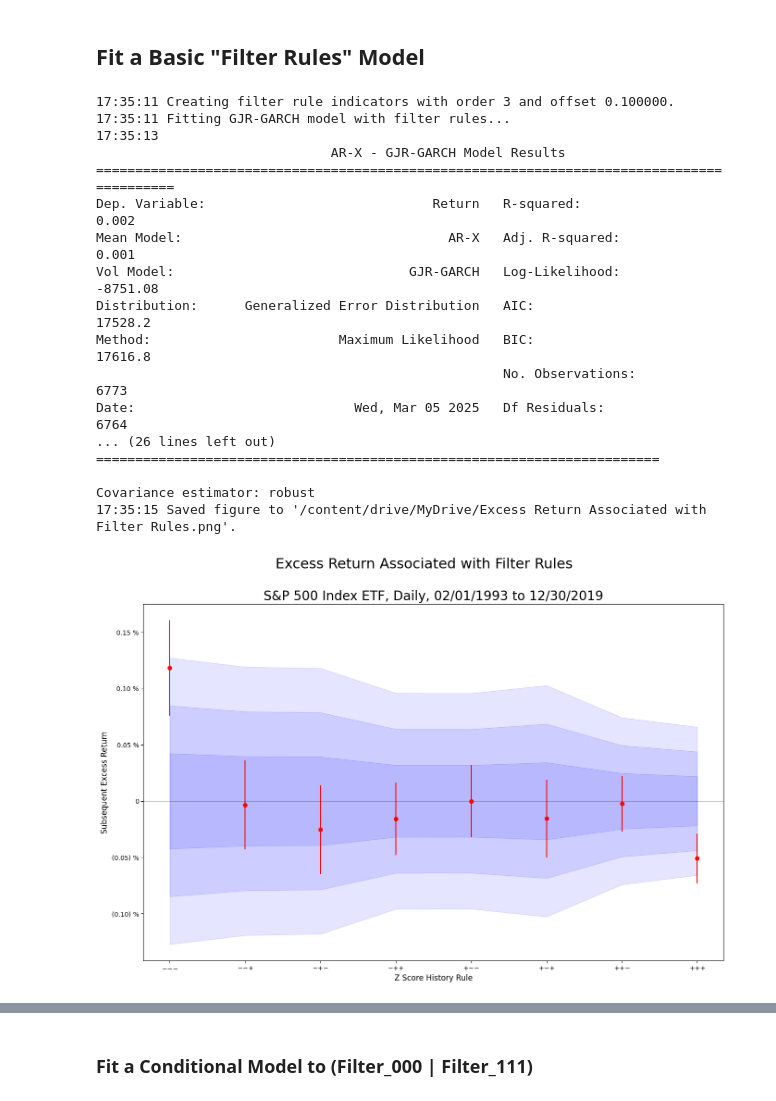
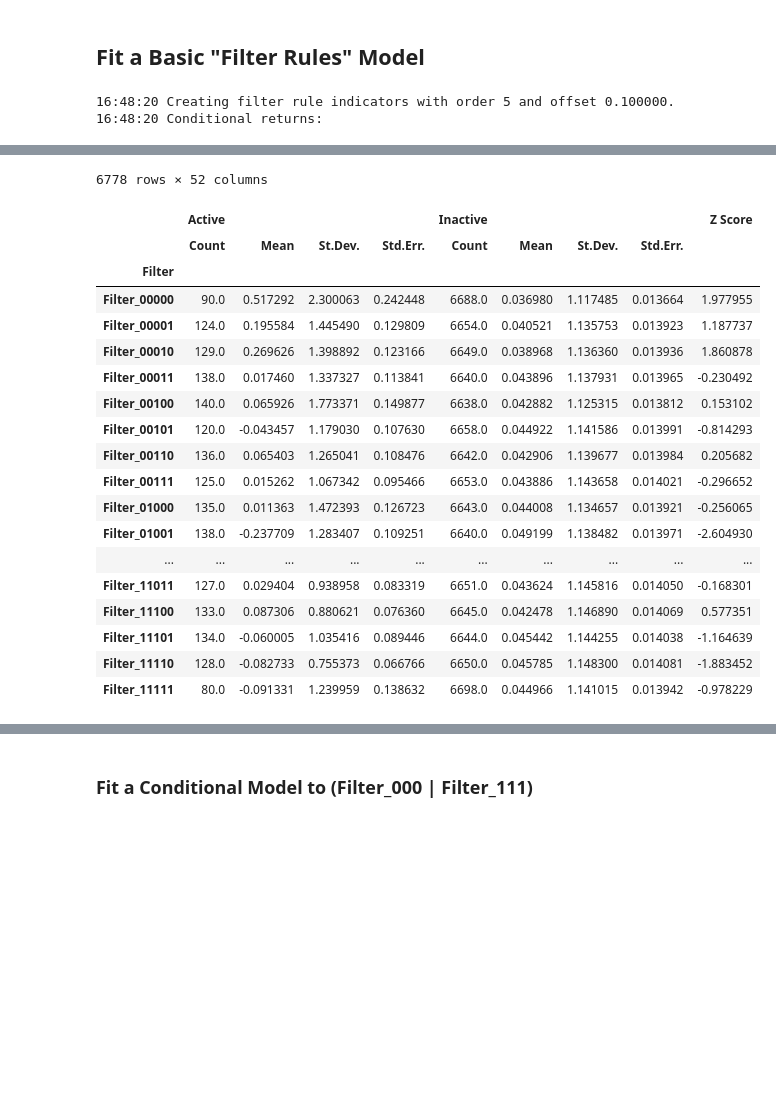
Before and after one commit to Farmhouse121/Financial-Data-Science-in-Python, a Jupyter notebook: Alphas/Filter_Rules.ipynb, the cells around one changed output, grey strips where cells are left out. Drawn from its saved outputs; the diff is of its cells as text; code cells hidden in the pictures; blank space fills up the shorter version.

```diff
--- a/Alphas/Filter_Rules.ipynb
+++ b/Alphas/Filter_Rules.ipynb
@@ -112,44 +109,27 @@ for rule in range(2**forder):
 
     data['Filter_'+label]=data['Filter_'+label].apply(lambda x:one if x else zero)
 
-nprint("Fitting GJR-GARCH model with filter rules...")
-model=ARX((design:=data.dropna())['Return'],design[fcols:=design.columns[design.columns.str.contains('Filter')]])
-model.volatility=GARCH2(0,1,1)
-model.distribution=GeneralizedError2()
-fit=model.fit(update_freq=0,disp='off')
-nprint(fit.summary(),sep='\n')
-coefficients=pd.DataFrame([fit.params[fcols],fit.std_err[fcols]]).T
+nprint("Conditional returns:")
+display(data)
 
-figure,plot=pl.subplots(figsize=(ten*GoldenRatio,ten))
-plot.errorbar(x:=list(map(lambda l:l.replace('Filter_','').replace('0','$-$').replace('1','$+$'),coefficients.index)),y:=coefficients['params'],ye:=coefficients['std_err'],fmt='o',color='red')
-plot.axhline(color='black',alpha=0.2)
-plot.set_ylabel('Subsequent Excess Return',fontsize=12)
-plot.yaxis.set_major_formatter(PercentLabels(2))
-plot.set_xlabel('Z Score History Rule',fontsize=12)
-figure.suptitle(title:='Excess Return Associated with Filter Rules',fontsize=22)
-plot.set_title(subtitle:='{:s}, Daily, {:s} to {:s}'.format(sname,data.index[0].strftime("%m/%d/%Y"),data.index[-1].strftime("%m/%d/%Y")),fontsize=20)
+from itertools import product
+summary=pd.DataFrame({tuple(x):[] for x in product(['Active','Inactive'],['Mean','St.Dev.','Count','Std.Err.'])},index=pd.Series([],name='Filter'))
 
-for s in range(1,4):
-    plot.fill_between(x,-s*ye,y2=s*ye,alpha=0.1,color='blue')
+for f in data.columns[data.columns.str.contains('Filter')]:
+    g=data[[f,'Return']].groupby(f)
+    summary.loc[f,('Active','Mean')]=g.mean().loc[one,'Return']
+    summary.loc[f,('Inactive','Mean')]=g.mean().loc[zero,'Return']
+    summary.loc[f,('Active','St.Dev.')]=g.std().loc[one,'Return']
+    summary.loc[f,('Inactive','St.Dev.')]=g.std().loc[zero,'Return']
+    summary.loc[f,('Active','Count')]=g.count().loc[one,'Return']
+    summary.loc[f,('Inactive','Count')]=g.count().loc[zero,'Return']
 
-figure.savefig(filename:=(filepath:='/content/drive/MyDrive/')+title+'.png',dpi=300,bbox_inches='tight')
-nprint("Saved figure to '{:s}'.".format(filename))
+    for s in set(summary.columns.get_level_values(0)):
+        summary.loc[f,(s,'Std.Err.')]=summary.loc[f,(s,'St.Dev.')]/np.sqrt(summary.loc[f,(s,'Count')])
+
+summary=summary[sorted(summary.columns)].copy()
+summary['Z Score']=(summary['Active','Mean']-summary['Inactive','Mean'])/np.sqrt(summary['Active','Std.Err.']**two+summary['Inactive','Std.Err.']**two)
+display(summary)
 # %% [output]
-17:35:11 Creating filter rule indicators with order 3 and offset 0.100000.
-17:35:11 Fitting GJR-GARCH model with filter rules...
-17:35:13
-                              AR-X - GJR-GARCH Model Results
-==========================================================================================
-Dep. Variable:                             Return   R-squared:                       0.002
-Mean Model:                                  AR-X   Adj. R-squared:                  0.001
-Vol Model:                              GJR-GARCH   Log-Likelihood:               -8751.08
-Distribution:      Generalized Error Distribution   AIC:                           17528.2
-Method:                        Maximum Likelihood   BIC:                           17616.8
-                                                    No. Observations:                 6773
-Date:                            Wed, Mar 05 2025   Df Residuals:                     6764
-... (26 lines left out)
-========================================================================
-
-Covariance estimator: robust
-17:35:15 Saved figure to '/content/drive/MyDrive/Excess Return Associated with Filter Rules.png'.
+16:48:20 Creating filter rule indicators with order 5 and offset 0.100000.
+16:48:20 Conditional returns:
-[figure, removed]
@@ -155,0 +149,20 @@ Covariance estimator: robust
+6778 rows × 52 columns
+|  | Active |  |  |  | Inactive |  |  |  | Z Score |
+|  | Count | Mean | St.Dev. | Std.Err. | Count | Mean | St.Dev. | Std.Err. |  |
+| Filter |  |  |  |  |  |  |  |  |  |
+| Filter_00000 | 90.0 | 0.517292 | 2.300063 | 0.242448 | 6688.0 | 0.036980 | 1.117485 | 0.013664 | 1.977955 |
+| Filter_00001 | 124.0 | 0.195584 | 1.445490 | 0.129809 | 6654.0 | 0.040521 | 1.135753 | 0.013923 | 1.187737 |
+| Filter_00010 | 129.0 | 0.269626 | 1.398892 | 0.123166 | 6649.0 | 0.038968 | 1.136360 | 0.013936 | 1.860878 |
+| Filter_00011 | 138.0 | 0.017460 | 1.337327 | 0.113841 | 6640.0 | 0.043896 | 1.137931 | 0.013965 | -0.230492 |
+| Filter_00100 | 140.0 | 0.065926 | 1.773371 | 0.149877 | 6638.0 | 0.042882 | 1.125315 | 0.013812 | 0.153102 |
+| Filter_00101 | 120.0 | -0.043457 | 1.179030 | 0.107630 | 6658.0 | 0.044922 | 1.141586 | 0.013991 | -0.814293 |
+| Filter_00110 | 136.0 | 0.065403 | 1.265041 | 0.108476 | 6642.0 | 0.042906 | 1.139677 | 0.013984 | 0.205682 |
+| Filter_00111 | 125.0 | 0.015262 | 1.067342 | 0.095466 | 6653.0 | 0.043886 | 1.143658 | 0.014021 | -0.296652 |
+| Filter_01000 | 135.0 | 0.011363 | 1.472393 | 0.126723 | 6643.0 | 0.044008 | 1.134657 | 0.013921 | -0.256065 |
+| Filter_01001 | 138.0 | -0.237709 | 1.283407 | 0.109251 | 6640.0 | 0.049199 | 1.138482 | 0.013971 | -2.604930 |
+| ... | ... | ... | ... | ... | ... | ... | ... | ... | ... |
+| Filter_11011 | 127.0 | 0.029404 | 0.938958 | 0.083319 | 6651.0 | 0.043624 | 1.145816 | 0.014050 | -0.168301 |
+| Filter_11100 | 133.0 | 0.087306 | 0.880621 | 0.076360 | 6645.0 | 0.042478 | 1.146890 | 0.014069 | 0.577351 |
+| Filter_11101 | 134.0 | -0.060005 | 1.035416 | 0.089446 | 6644.0 | 0.045442 | 1.144255 | 0.014038 | -1.164639 |
+| Filter_11110 | 128.0 | -0.082733 | 0.755373 | 0.066766 | 6650.0 | 0.045785 | 1.148300 | 0.014081 | -1.883452 |
+| Filter_11111 | 80.0 | -0.091331 | 1.239959 | 0.138632 | 6698.0 | 0.044966 | 1.141015 | 0.013942 | -0.978229 |
```
Also changed, not shown: parts of 8 cells of this notebook.
